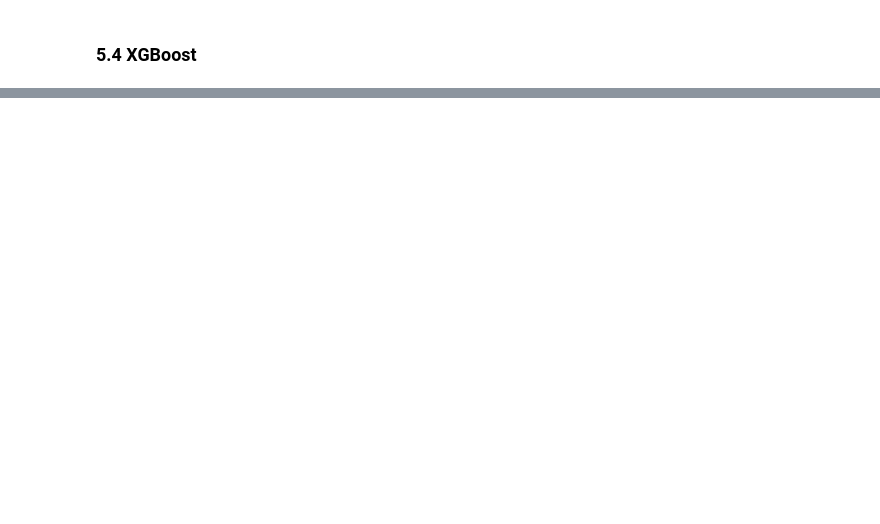
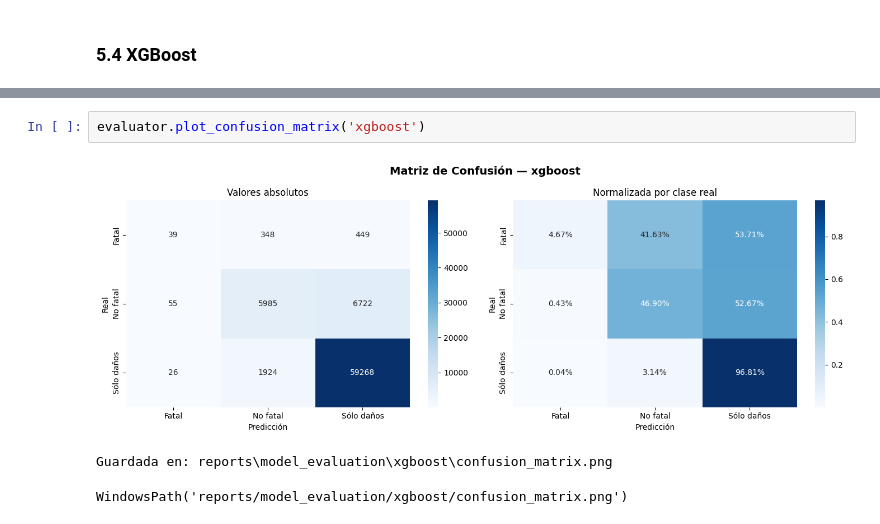
Before and after one commit to steve-quezada/Tareas_Almacenes-y-Mineria-de-Datos, a Jupyter notebook: ProyectoFinal/notebooks/modelado.ipynb, the cells around one changed output, grey strips where cells are left out. Drawn from its saved outputs; the diff is of its cells as text; blank space fills up the shorter version.

```diff
--- a/ProyectoFinal/notebooks/modelado.ipynb
+++ b/ProyectoFinal/notebooks/modelado.ipynb
@@ -514,0 +782,6 @@ WindowsPath('models/xgboost.joblib')
+# %%
+evaluator.plot_confusion_matrix('xgboost')
+# %% [output]
+[figure, added]
+Guardada en: reports\model_evaluation\xgboost\confusion_matrix.png
+WindowsPath('reports/model_evaluation/xgboost/confusion_matrix.png')
```
Also changed, not shown: parts of 34 cells of this notebook, 15 other files.
